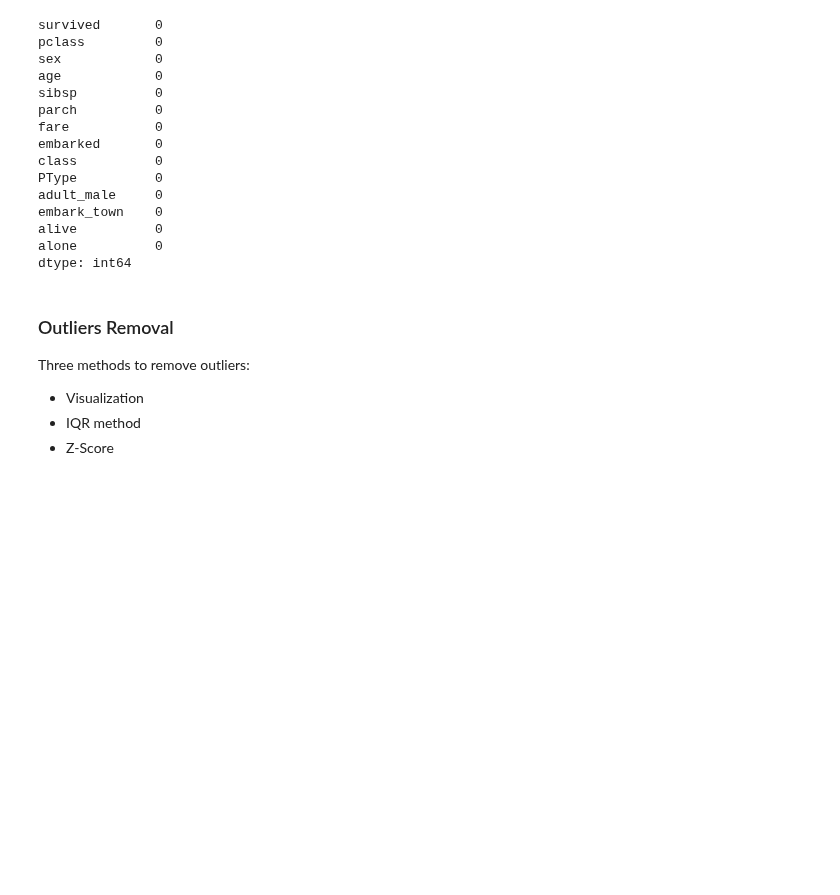
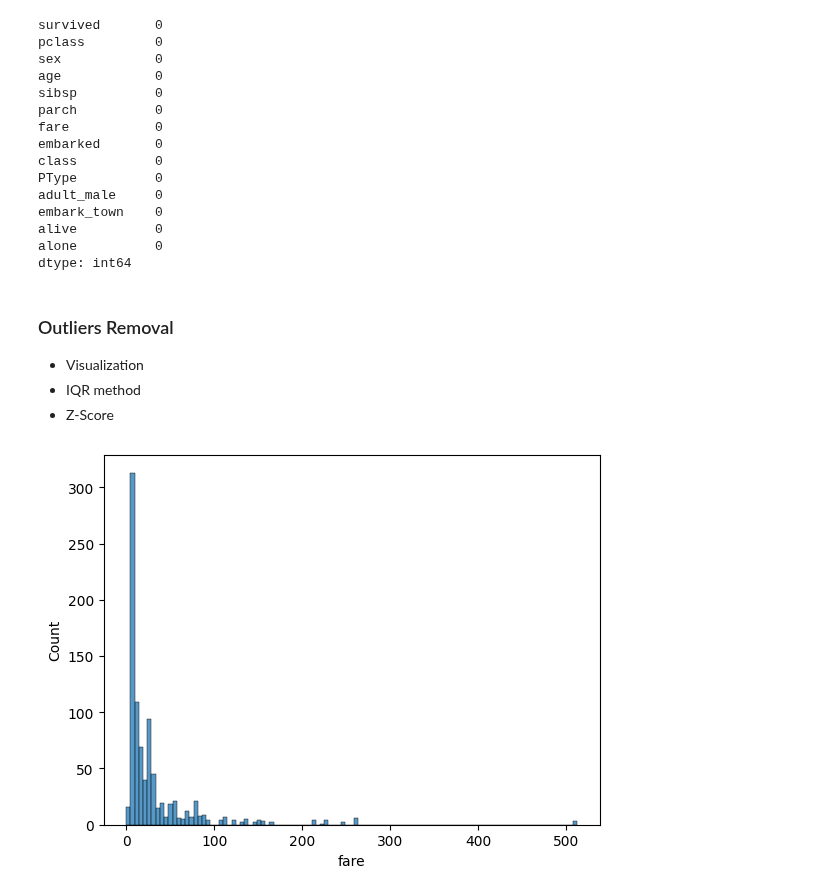
Before and after one commit to SyedaAnoosha/Data-Science-with-Python, a Jupyter notebook: Data Wrangling/notebook.ipynb, the cells around one changed output. Cells and saved outputs as stored; diff of their text form; code cells hidden in the pictures; blank space fills up the shorter version.

```diff
--- a/Data Wrangling/notebook.ipynb
+++ b/Data Wrangling/notebook.ipynb
@@ -171,9 +171,12 @@ alone          0
 dtype: int64
 # %% [markdown]
 ### Outliers Removal
-
-Three methods to remove outliers:
 
 - Visualization
 - IQR method
 - Z-Score
+# %%
+sns.histplot(x="fare", data=titanic)
+plt.show()
+# %% [output]
+[figure, added]
```
Also changed, not shown: parts of 7 cells of this notebook.
